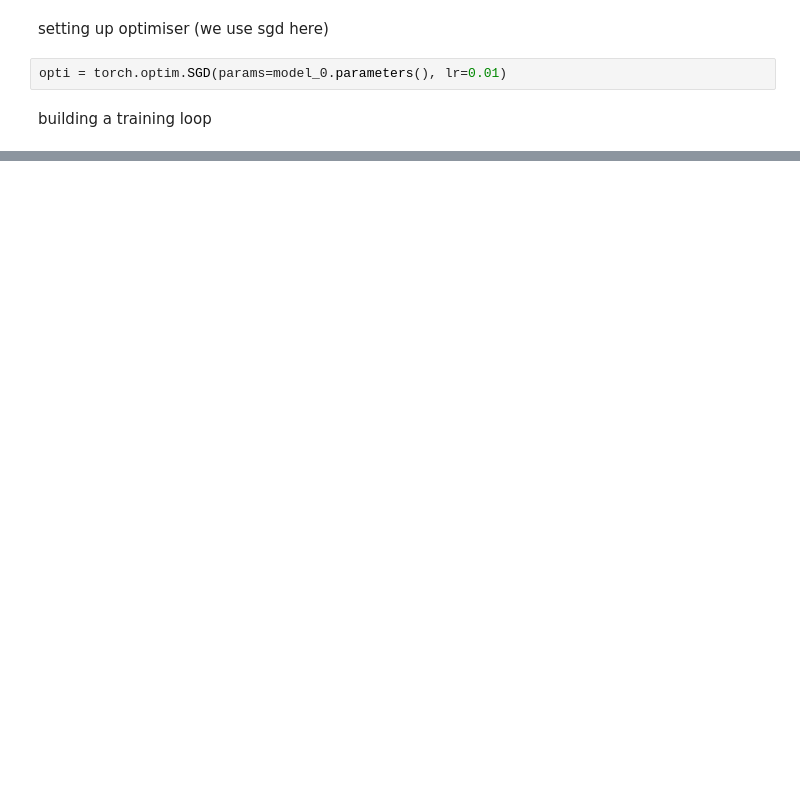
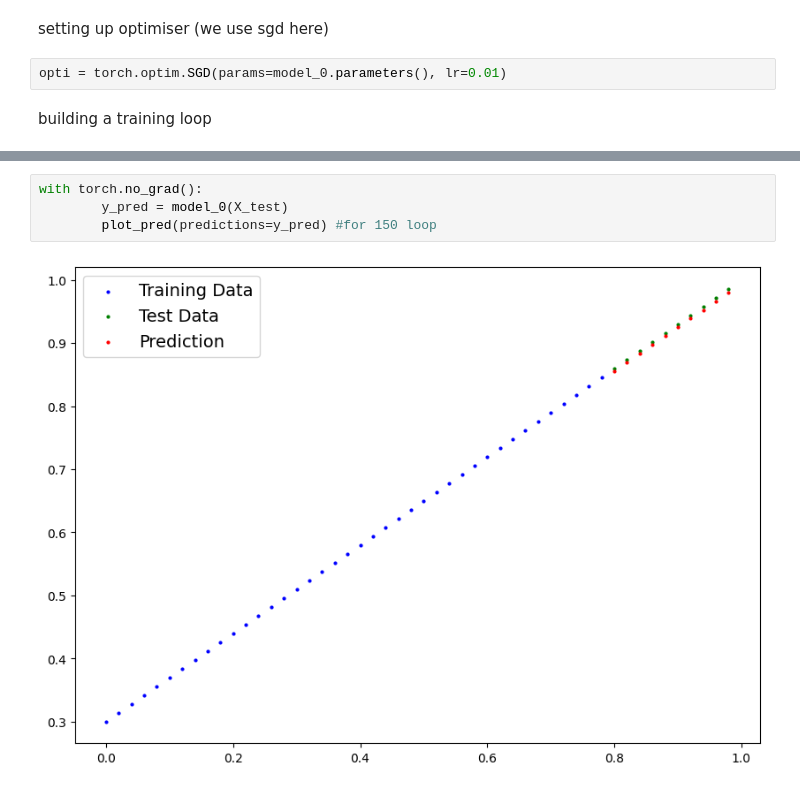
Before and after one commit to innovinitylabs/learning-pytorch, a Jupyter notebook: 01_pytorch_workflow_codealong.ipynb, the cells around one changed output, grey strips where cells are left out. Saved outputs shown, nothing was run; the diff lists cells and outputs as text; blank space fills up the shorter version.

```diff
--- a/01_pytorch_workflow_codealong.ipynb
+++ b/01_pytorch_workflow_codealong.ipynb
@@ -194,0 +239,6 @@ building a training loop
+# %%
+with torch.no_grad():
+        y_pred = model_0(X_test)
+        plot_pred(predictions=y_pred) #for 150 loop
+# %% [output]
+[figure, added]
```
Also changed, not shown: parts of 4 cells of this notebook.
